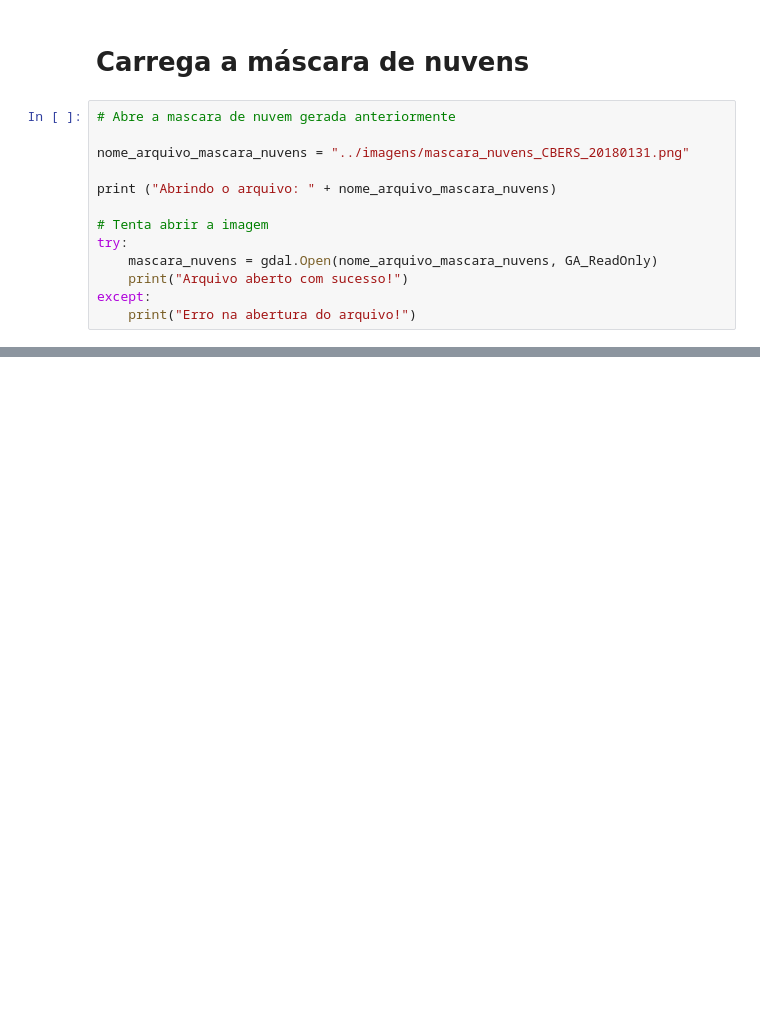
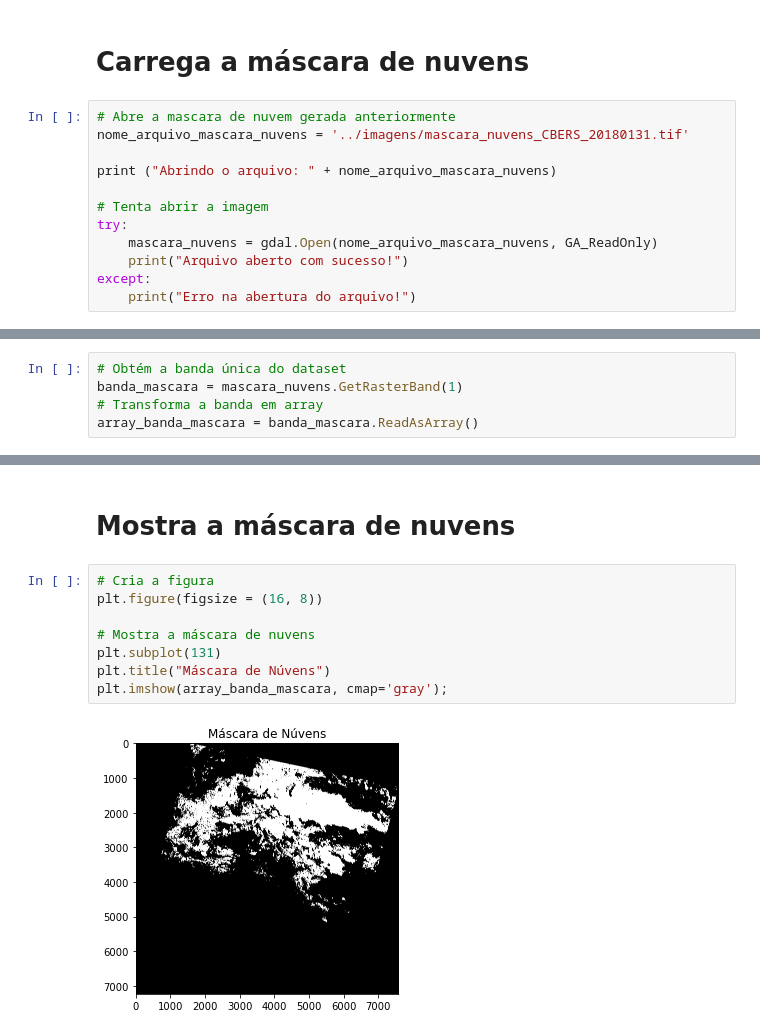
Before and after one commit to acasassola/Projeto-9, a Jupyter notebook: notebooks/shadow_mask_notebook.ipynb, the cells around one changed output, grey strips where cells are left out. Cells and saved outputs as stored; diff of their text form; blank space fills up the shorter version.

Commit message:
mascara salva em tif

```diff
--- a/notebooks/shadow_mask_notebook.ipynb
+++ b/notebooks/shadow_mask_notebook.ipynb
@@ -11,8 +11,7 @@ import numpy as np
 # Carrega a máscara de nuvens
 # %%
 # Abre a mascara de nuvem gerada anteriormente
-
-nome_arquivo_mascara_nuvens = "../imagens/mascara_nuvens_CBERS_20180131.png"
+nome_arquivo_mascara_nuvens = '../imagens/mascara_nuvens_CBERS_20180131.tif'
 
 print ("Abrindo o arquivo: " + nome_arquivo_mascara_nuvens)
 
@@ -27,2 +26,7 @@ Abrindo o arquivo: ../imagens/mascara_nuvens_CBERS_20180131.png
 Arquivo aberto com sucesso!
+# %%
+# Obtém a banda única do dataset
+banda_mascara = mascara_nuvens.GetRasterBand(1)
+# Transforma a banda em array
+array_banda_mascara = banda_mascara.ReadAsArray()
 # %% [markdown]
@@ -29,0 +48,12 @@ Arquivo aberto com sucesso!
+# %% [markdown]
+# Mostra a máscara de nuvens
+# %%
+# Cria a figura
+plt.figure(figsize = (16, 8))
+
+# Mostra a máscara de nuvens
+plt.subplot(131)
+plt.title("Máscara de Núvens")
+plt.imshow(array_banda_mascara, cmap='gray');
+# %% [output]
+[figure, added]
```
Also changed, not shown: parts of 3 cells of this notebook, 1 other file.
